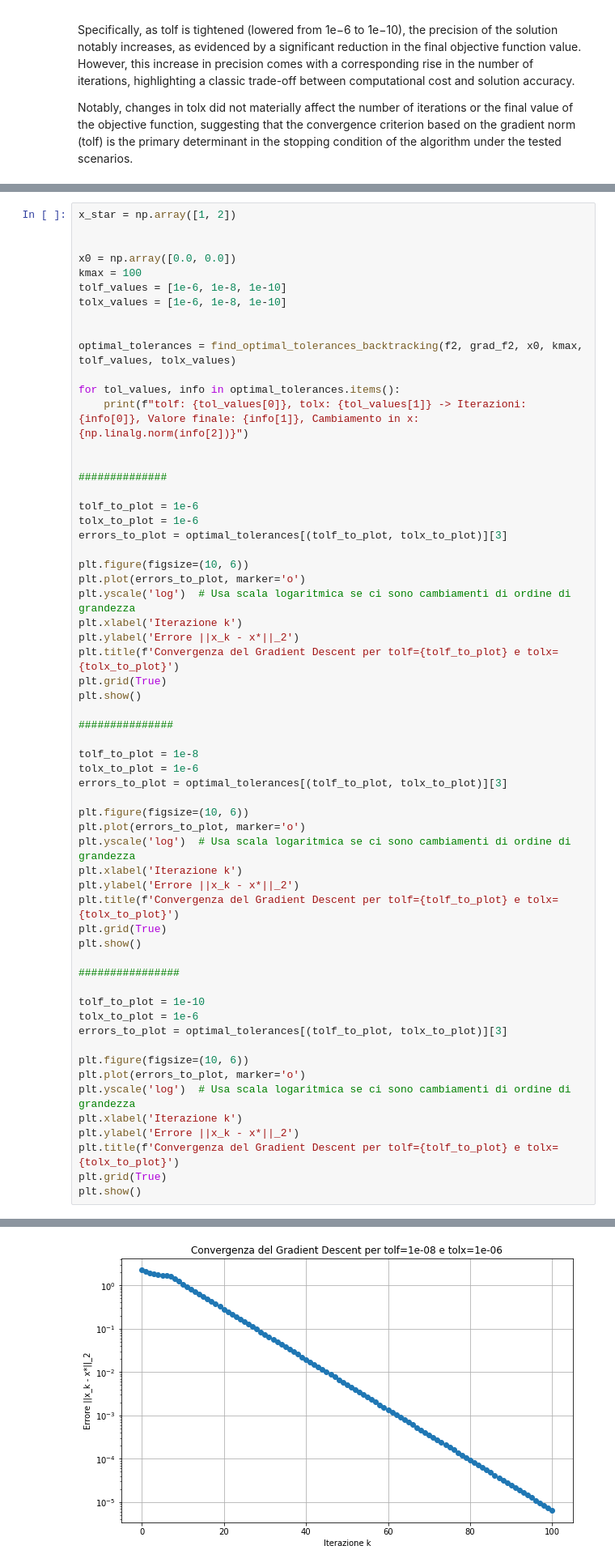
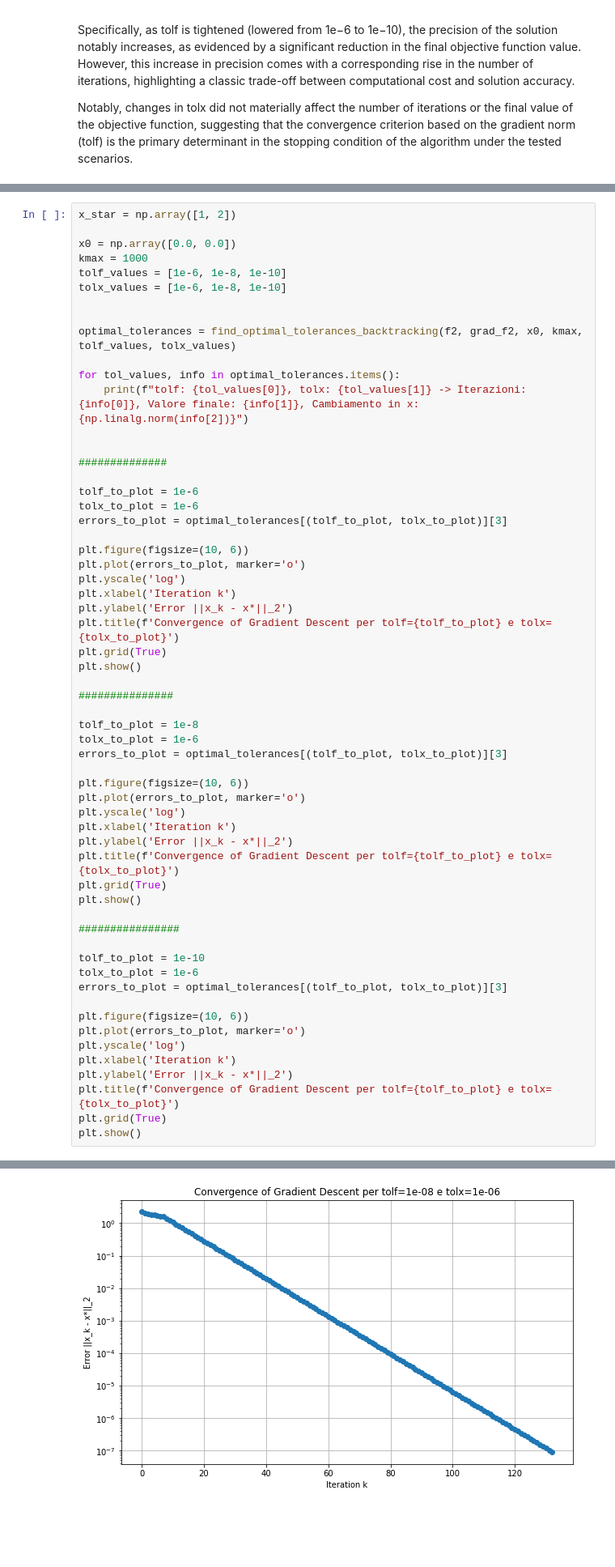
Before and after one commit to francescobaio/SMMhomeworks, a Jupyter notebook: SMM_homework3/homework3_part1.ipynb, the cells around one changed output, grey strips where cells are left out. Shown at 81% size. Drawn from its saved outputs; the diff is of its cells as text; blank space fills up the shorter version.

```diff
--- a/SMM_homework3/homework3_part1.ipynb
+++ b/SMM_homework3/homework3_part1.ipynb
@@ -599,9 +516,8 @@ Invalid limit will be ignored.
 # %%
 x_star = np.array([1, 2])
 
-
 x0 = np.array([0.0, 0.0])
-kmax = 100
+kmax = 1000
 tolf_values = [1e-6, 1e-8, 1e-10]
 tolx_values = [1e-6, 1e-8, 1e-10]
 
@@ -620,10 +536,10 @@ errors_to_plot = optimal_tolerances[(tolf_to_plot, tolx_to_plot)][3]
 
 plt.figure(figsize=(10, 6))
 plt.plot(errors_to_plot, marker='o')
-plt.yscale('log')  # Usa scala logaritmica se ci sono cambiamenti di ordine di grandezza
-plt.xlabel('Iterazione k')
-plt.ylabel('Errore ||x_k - x*||_2')
-plt.title(f'Convergenza del Gradient Descent per tolf={tolf_to_plot} e tolx={tolx_to_plot}')
+plt.yscale('log')
+plt.xlabel('Iteration k')
+plt.ylabel('Error ||x_k - x*||_2')
+plt.title(f'Convergence of Gradient Descent per tolf={tolf_to_plot} e tolx={tolx_to_plot}')
 plt.grid(True)
 plt.show()
 
@@ -635,10 +551,10 @@ errors_to_plot = optimal_tolerances[(tolf_to_plot, tolx_to_plot)][3]
 
 plt.figure(figsize=(10, 6))
 plt.plot(errors_to_plot, marker='o')
-plt.yscale('log')  # Usa scala logaritmica se ci sono cambiamenti di ordine di grandezza
-plt.xlabel('Iterazione k')
-plt.ylabel('Errore ||x_k - x*||_2')
-plt.title(f'Convergenza del Gradient Descent per tolf={tolf_to_plot} e tolx={tolx_to_plot}')
+plt.yscale('log')
+plt.xlabel('Iteration k')
+plt.ylabel('Error ||x_k - x*||_2')
+plt.title(f'Convergence of Gradient Descent per tolf={tolf_to_plot} e tolx={tolx_to_plot}')
 plt.grid(True)
 plt.show()
 
@@ -650,10 +566,10 @@ errors_to_plot = optimal_tolerances[(tolf_to_plot, tolx_to_plot)][3]
 
 plt.figure(figsize=(10, 6))
 plt.plot(errors_to_plot, marker='o')
-plt.yscale('log')  # Usa scala logaritmica se ci sono cambiamenti di ordine di grandezza
-plt.xlabel('Iterazione k')
-plt.ylabel('Errore ||x_k - x*||_2')
-plt.title(f'Convergenza del Gradient Descent per tolf={tolf_to_plot} e tolx={tolx_to_plot}')
+plt.yscale('log')
+plt.xlabel('Iteration k')
+plt.ylabel('Error ||x_k - x*||_2')
+plt.title(f'Convergence of Gradient Descent per tolf={tolf_to_plot} e tolx={tolx_to_plot}')
 plt.grid(True)
 plt.show()
 # %% [output]
@@ -670 +586 @@ tolf: 1e-10, tolx: 1e-10 -> Iterazioni: 99, Valore finale: 4.1929711155505456e-1
-[figure, old version]
+[figure, new version]
```
Also changed, not shown: parts of 29 cells of this notebook, 8 other files.
